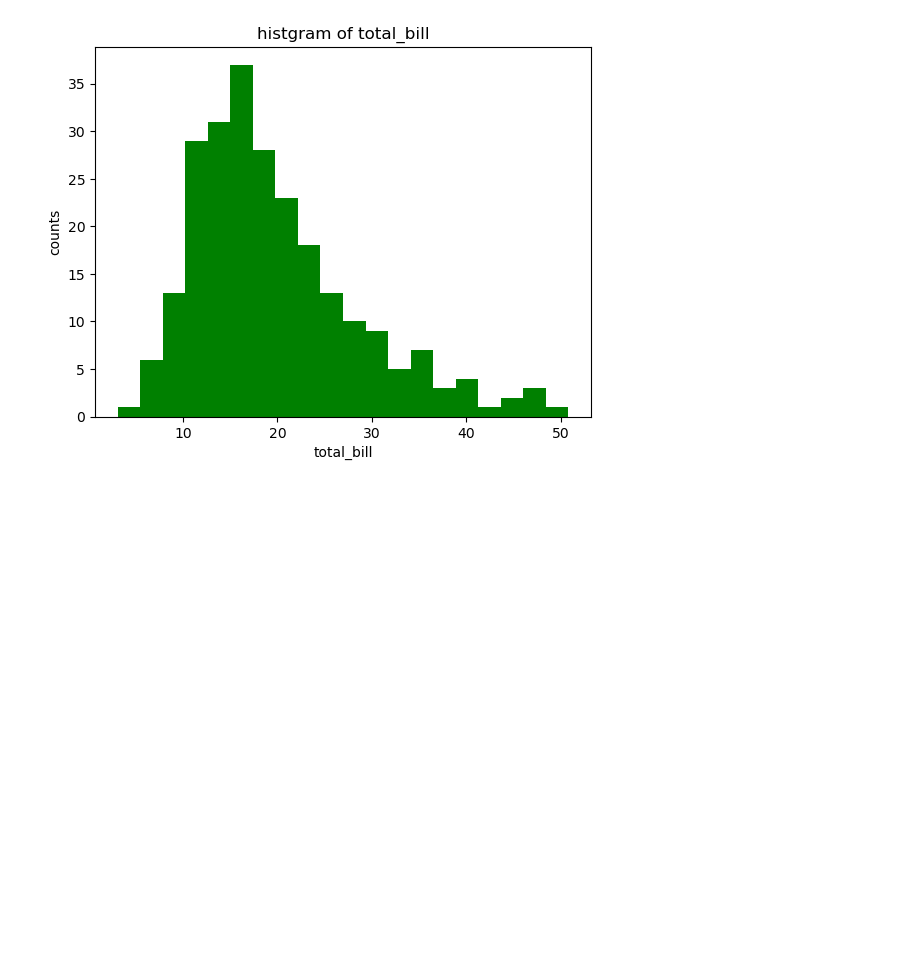
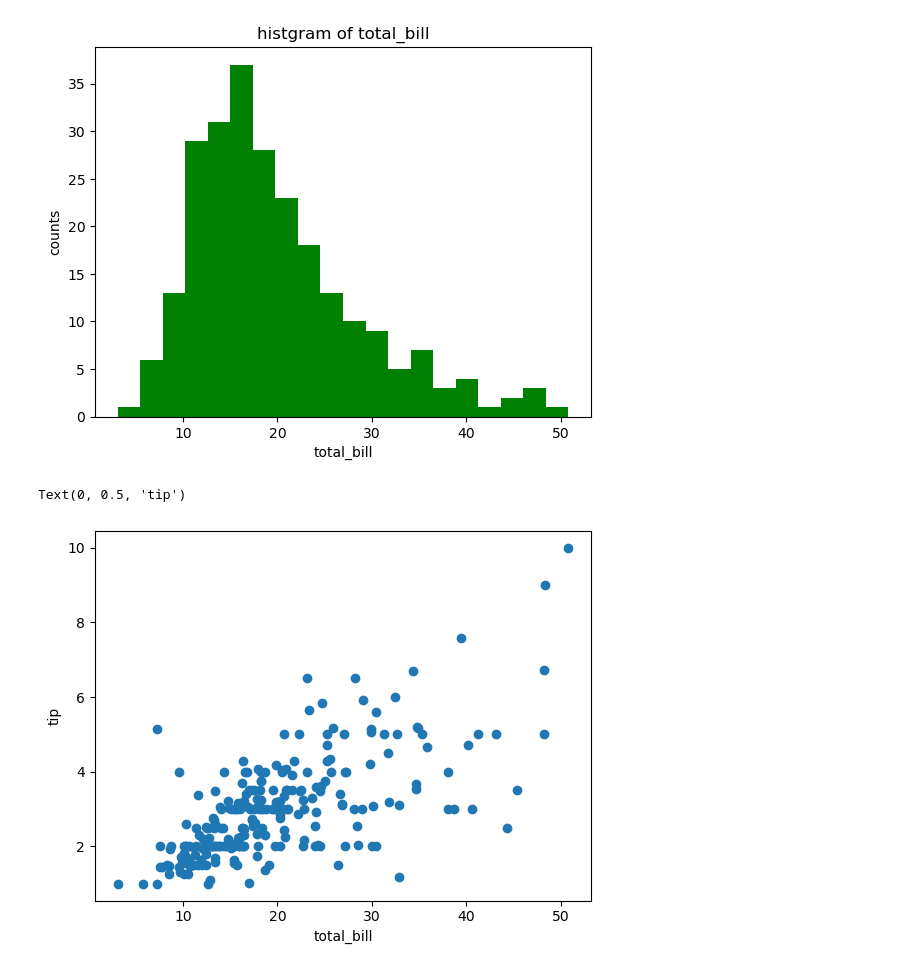
Before and after one commit to pipipik/skillup_01, a Jupyter notebook: DAY5/20240208_DAY5.ipynb, the cells around one changed output. Cells and saved outputs as stored; diff of their text form; code cells hidden in the pictures; blank space fills up the shorter version.

```diff
--- a/DAY5/20240208_DAY5.ipynb
+++ b/DAY5/20240208_DAY5.ipynb
@@ -189,3 +189,12 @@ plt.title("histgram of total_bill")
 # %% [output]
 Text(0.5, 1.0, 'histgram of total_bill')
 [figure]
+# %%
+# 散布図の表示
+# 引数: (x座標, y座標) = (tips["total_bill"], tips["tip"])
+plt.scatter(x=tips["total_bill"],y=tips["tip"])
+plt.xlabel("total_bill")
+plt.ylabel("tip")
+# %% [output]
+Text(0, 0.5, 'tip')
+[figure, added]
```
